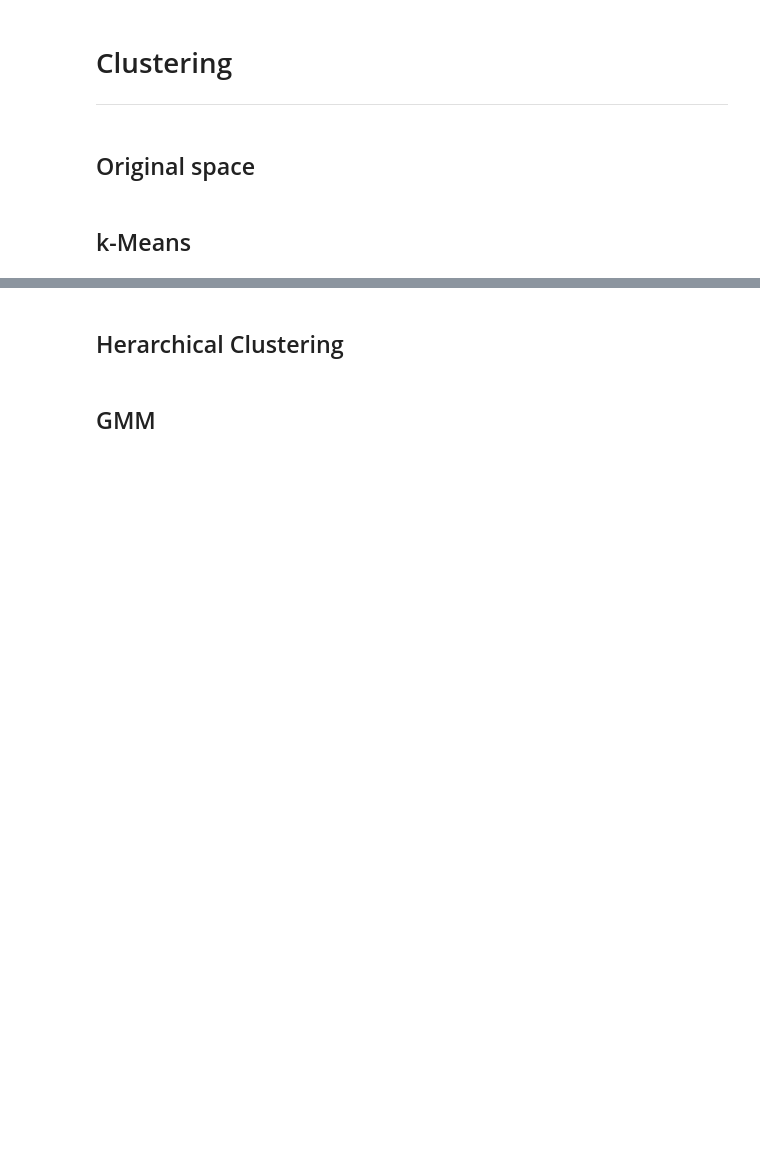
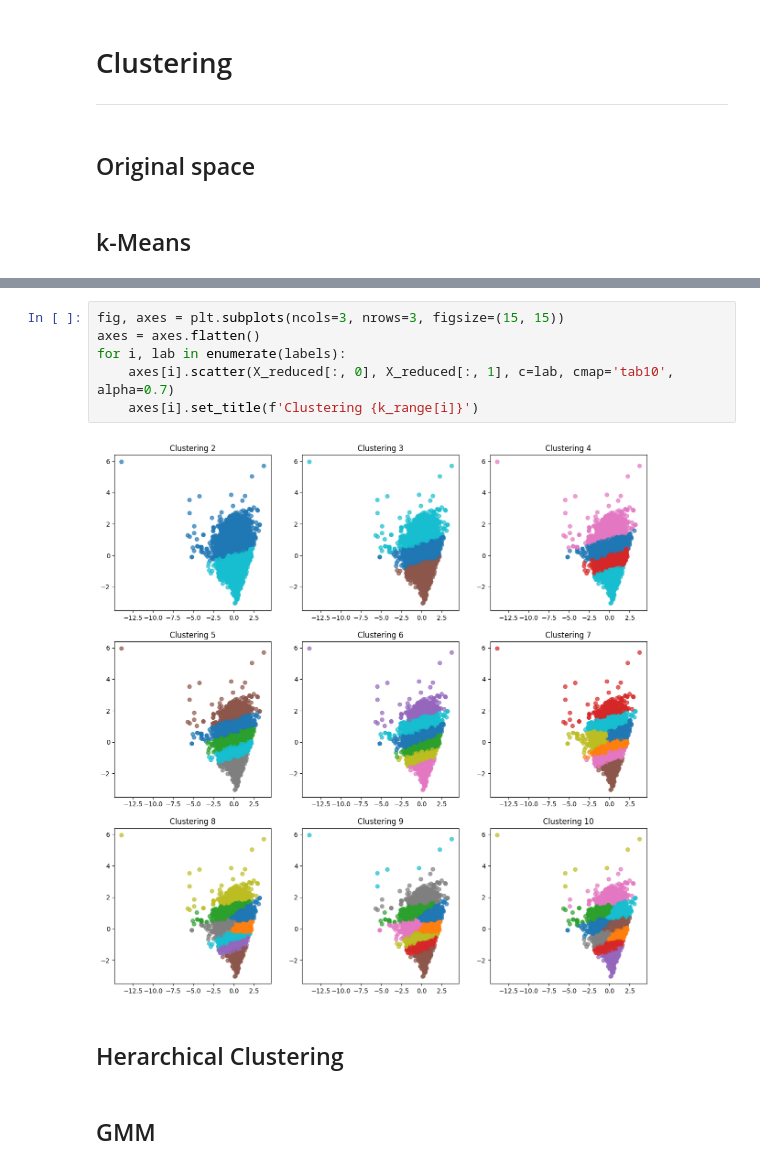
Before and after one commit to JeffAsDRK/Semana_2_ANPS, a Jupyter notebook: S2_Lab_Int_2.ipynb, the cells around one changed output, grey strips where cells are left out. Drawn from its saved outputs; the diff is of its cells as text; blank space fills up the shorter version.

```diff
--- a/S2_Lab_Int_2.ipynb
+++ b/S2_Lab_Int_2.ipynb
@@ -108,3 +186,11 @@ X_scaled = scaler.fit_transform(X)
+# %%
+fig, axes = plt.subplots(ncols=3, nrows=3, figsize=(15, 15))
+axes = axes.flatten()
+for i, lab in enumerate(labels):
+    axes[i].scatter(X_reduced[:, 0], X_reduced[:, 1], c=lab, cmap='tab10', alpha=0.7)
+    axes[i].set_title(f'Clustering {k_range[i]}')
+# %% [output]
+[figure, added]
 # %% [markdown]
 ## Herarchical Clustering
 # %% [markdown]
```
Also changed, not shown: parts of 4 cells of this notebook, 2 other files.
